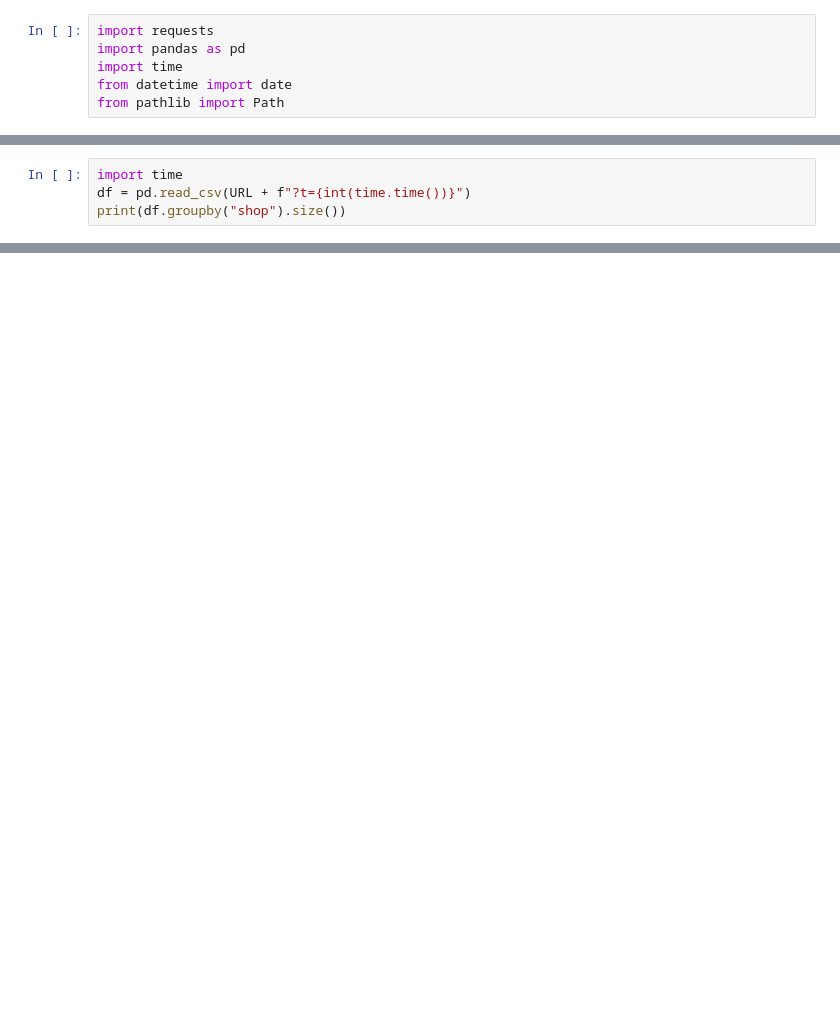
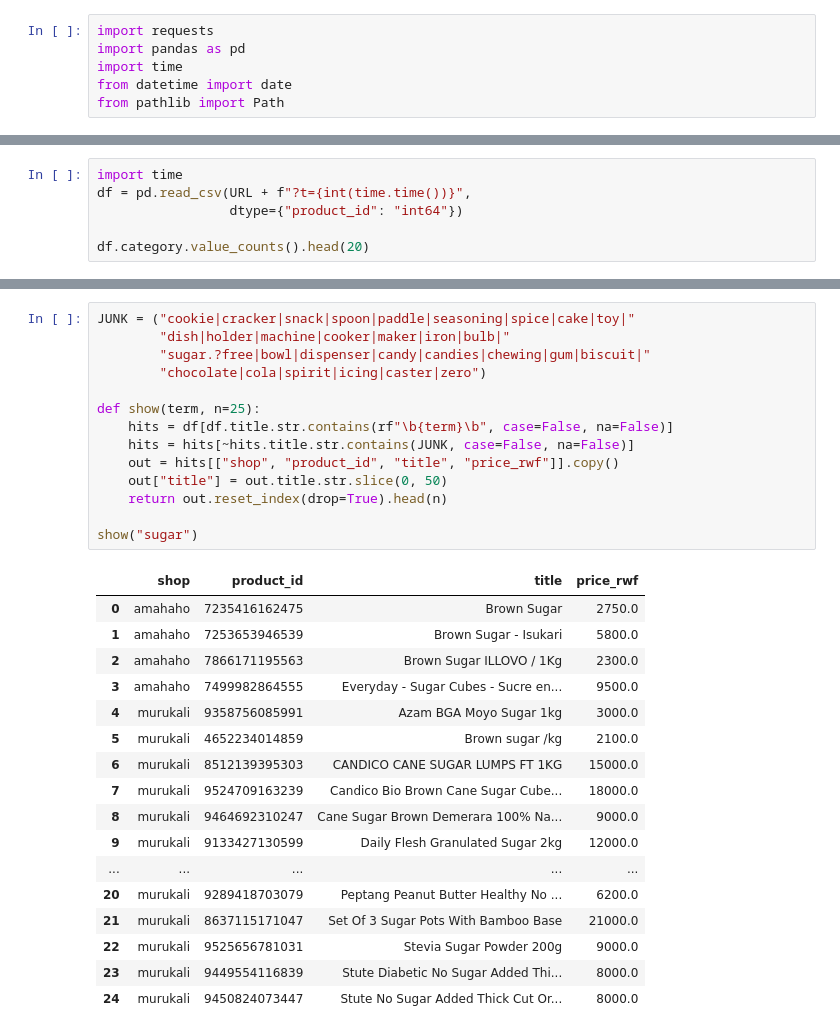
Before and after one commit to remy000/Rwanda-price-tracker, a Jupyter notebook: price_analysis.ipynb, the cells around one changed output, grey strips where cells are left out. Cells and saved outputs as stored; diff of their text form; blank space fills up the shorter version.

```diff
--- a/price_analysis.ipynb
+++ b/price_analysis.ipynb
@@ -27,5 +12,7 @@ dtype: int64
 # %%
 import time
-df = pd.read_csv(URL + f"?t={int(time.time())}")
-print(df.groupby("shop").size())
+df = pd.read_csv(URL + f"?t={int(time.time())}",
+                 dtype={"product_id": "int64"})
+
+df.category.value_counts().head(20)
 # %% [output]
@@ -34,0 +58,32 @@ dtype: int64
+# %%
+JUNK = ("cookie|cracker|snack|spoon|paddle|seasoning|spice|cake|toy|"
+        "dish|holder|machine|cooker|maker|iron|bulb|"
+        "sugar.?free|bowl|dispenser|candy|candies|chewing|gum|biscuit|"
+        "chocolate|cola|spirit|icing|caster|zero")
+
+def show(term, n=25):
+    hits = df[df.title.str.contains(rf"\b{term}\b", case=False, na=False)]
+    hits = hits[~hits.title.str.contains(JUNK, case=False, na=False)]
+    out = hits[["shop", "product_id", "title", "price_rwf"]].copy()
+    out["title"] = out.title.str.slice(0, 50)
+    return out.reset_index(drop=True).head(n)
+
+show("sugar")
+# %% [output]
+|  | shop | product_id | title | price_rwf |
+| 0 | amahaho | 7235416162475 | Brown Sugar | 2750.0 |
+| 1 | amahaho | 7253653946539 | Brown Sugar - Isukari | 5800.0 |
+| 2 | amahaho | 7866171195563 | Brown Sugar ILLOVO / 1Kg | 2300.0 |
+| 3 | amahaho | 7499982864555 | Everyday - Sugar Cubes - Sucre en... | 9500.0 |
+| 4 | murukali | 9358756085991 | Azam BGA Moyo Sugar 1kg | 3000.0 |
+| 5 | murukali | 4652234014859 | Brown sugar /kg | 2100.0 |
+| 6 | murukali | 8512139395303 | CANDICO CANE SUGAR LUMPS FT 1KG | 15000.0 |
+| 7 | murukali | 9524709163239 | Candico Bio Brown Cane Sugar Cube... | 18000.0 |
+| 8 | murukali | 9464692310247 | Cane Sugar Brown Demerara 100% Na... | 9000.0 |
+| 9 | murukali | 9133427130599 | Daily Flesh Granulated Sugar 2kg | 12000.0 |
+| ... | ... | ... | ... | ... |
+| 20 | murukali | 9289418703079 | Peptang Peanut Butter Healthy No ... | 6200.0 |
+| 21 | murukali | 8637115171047 | Set Of 3 Sugar Pots With Bamboo Base | 21000.0 |
+| 22 | murukali | 9525656781031 | Stevia Sugar Powder 200g | 9000.0 |
+| 23 | murukali | 9449554116839 | Stute Diabetic No Sugar Added Thi... | 8000.0 |
+| 24 | murukali | 9450824073447 | Stute No Sugar Added Thick Cut Or... | 8000.0 |
```
Also changed, not shown: parts of 9 cells of this notebook, 1 other file.
